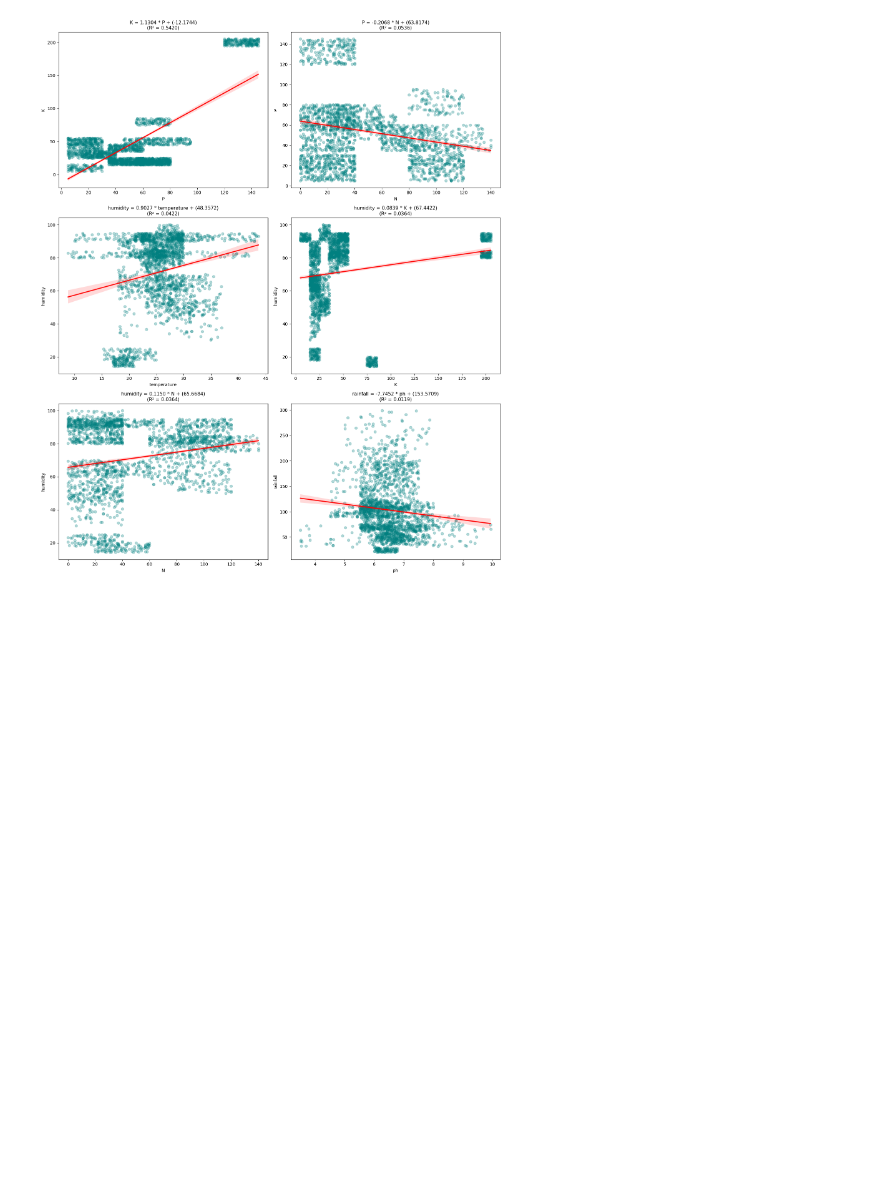
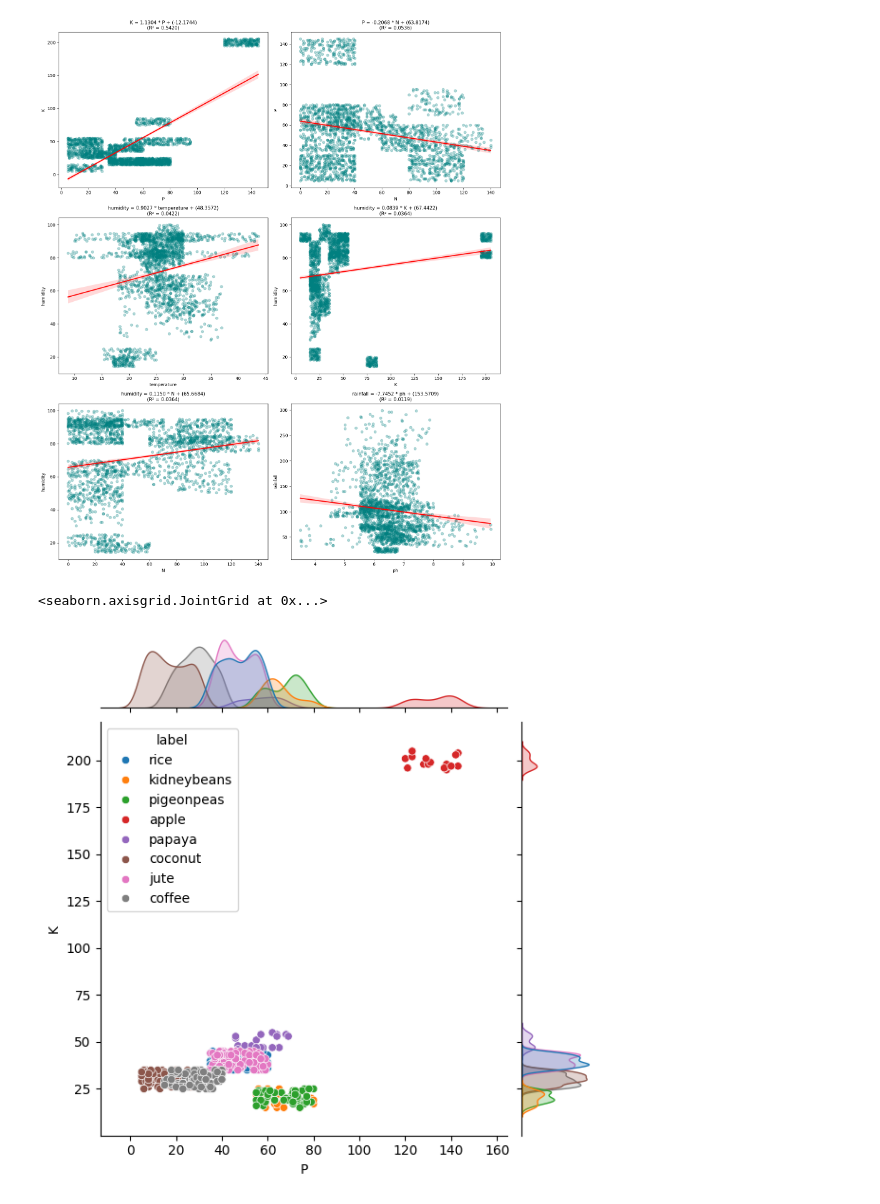
Before and after one commit to PVC2020/Agriculture-Crop-Production-In-India, a Jupyter notebook: Crop_analysis_and_prediction.ipynb, the cells around one changed output. Saved outputs shown, nothing was run; the diff lists cells and outputs as text; code cells hidden in the pictures; blank space fills up the shorter version.

```diff
--- a/Crop_analysis_and_prediction.ipynb
+++ b/Crop_analysis_and_prediction.ipynb
@@ -294,3 +296,8 @@ plt.tight_layout()
 plt.show()
 # %% [output]
 [figure]
+# %%
+sns.jointplot(x="P",y="K",data=df_crop[(df_crop['temperature']<30) & (df_crop['rainfall']>120)],hue="label")
+# %% [output]
+<seaborn.axisgrid.JointGrid at 0x...>
+[figure, added]
```
Also changed, not shown: parts of 1 cell of this notebook.
